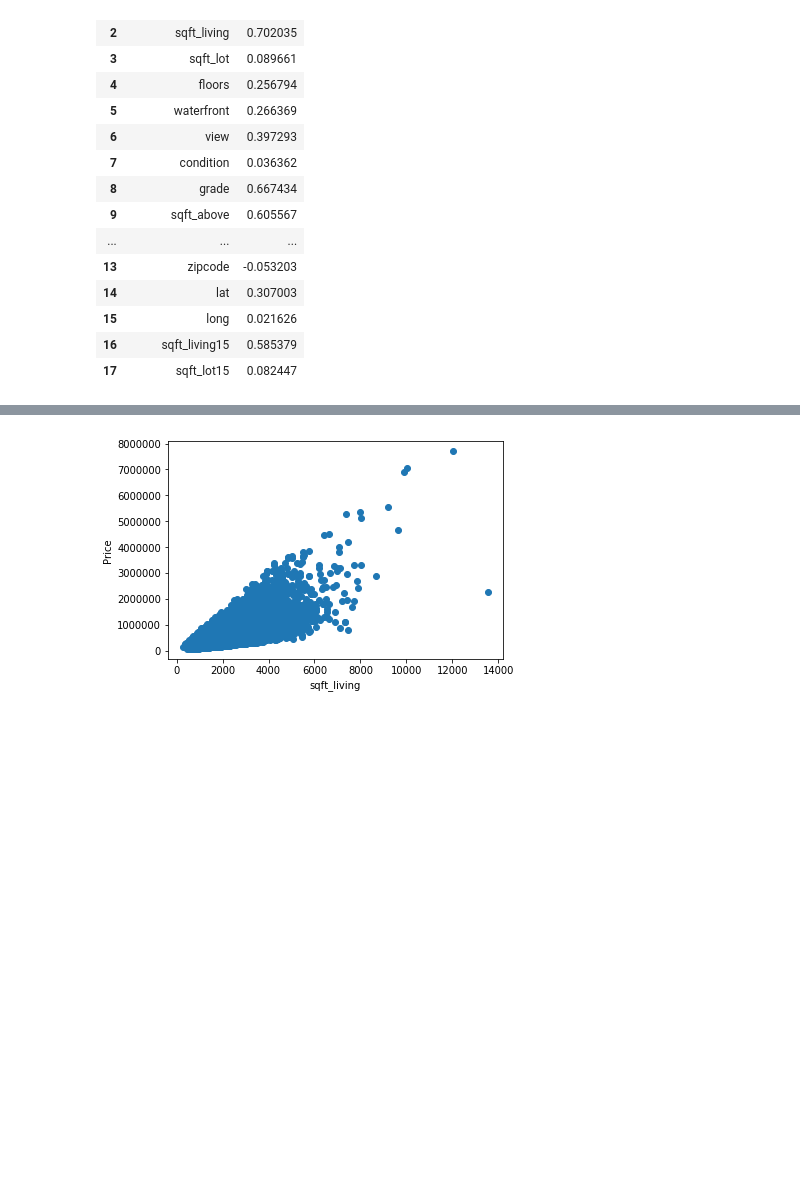
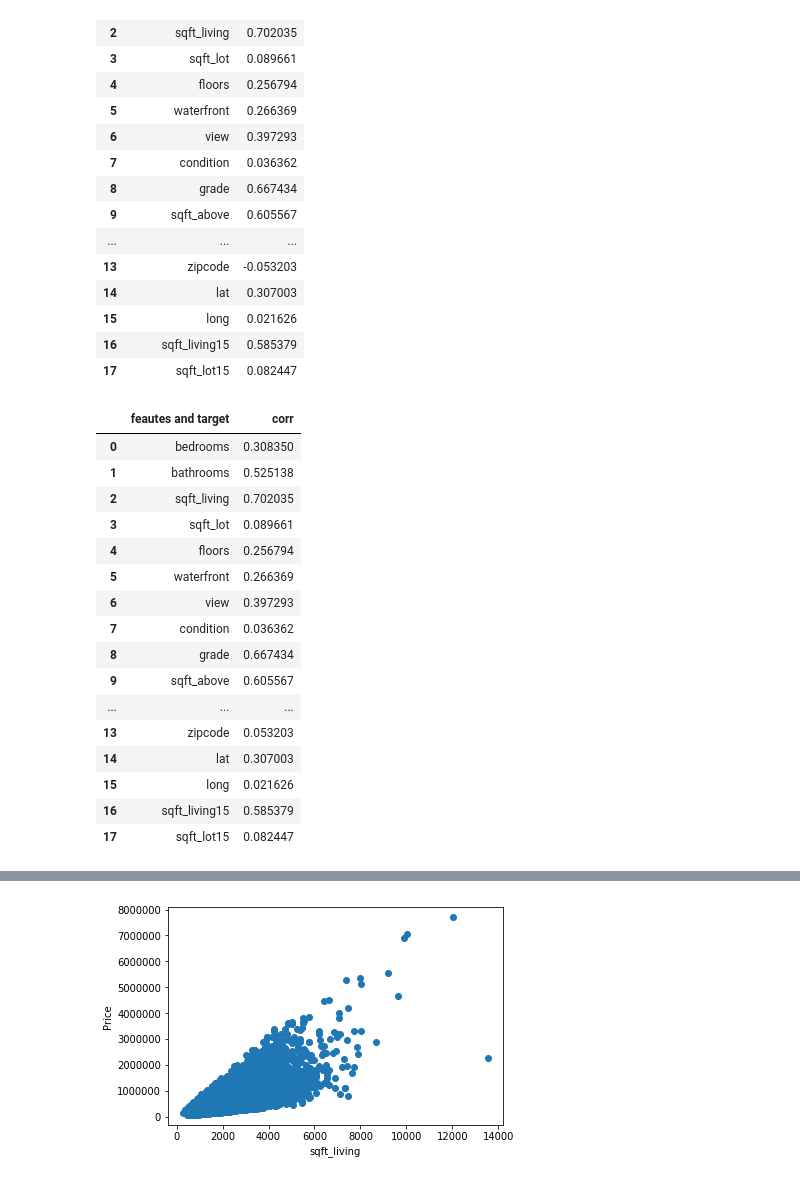
Before and after one commit to impawan/PyhtonRep, a Jupyter notebook: Linear Regression.ipynb, the cells around one changed output, grey strips where cells are left out. Drawn from its saved outputs; the diff is of its cells as text; code cells hidden in the pictures; blank space fills up the shorter version.

Commit message:
more notebooks and data added

```diff
--- a/Linear Regression.ipynb
+++ b/Linear Regression.ipynb
@@ -86,6 +172,26 @@ data_correlations
 # %%
 #convert all the negative correlation into positive
 data_correlations['corr'] = data_correlations['corr'].abs()
+# %%
+data_correlations
+# %% [output]
+|  | feautes and target | corr |
+| 0 | bedrooms | 0.308350 |
+| 1 | bathrooms | 0.525138 |
+| 2 | sqft_living | 0.702035 |
+| 3 | sqft_lot | 0.089661 |
+| 4 | floors | 0.256794 |
+| 5 | waterfront | 0.266369 |
+| 6 | view | 0.397293 |
+| 7 | condition | 0.036362 |
+| 8 | grade | 0.667434 |
+| 9 | sqft_above | 0.605567 |
+| ... | ... | ... |
+| 13 | zipcode | 0.053203 |
+| 14 | lat | 0.307003 |
+| 15 | long | 0.021626 |
+| 16 | sqft_living15 | 0.585379 |
+| 17 | sqft_lot15 | 0.082447 |
 # %%
 #get n highest correlated feature
 data_correlations =data_correlations.sort_values('corr',ascending=False).iloc[:5,:].reset_index(drop=True)
```
Also changed, not shown: parts of 30 cells of this notebook, 21 other files.
